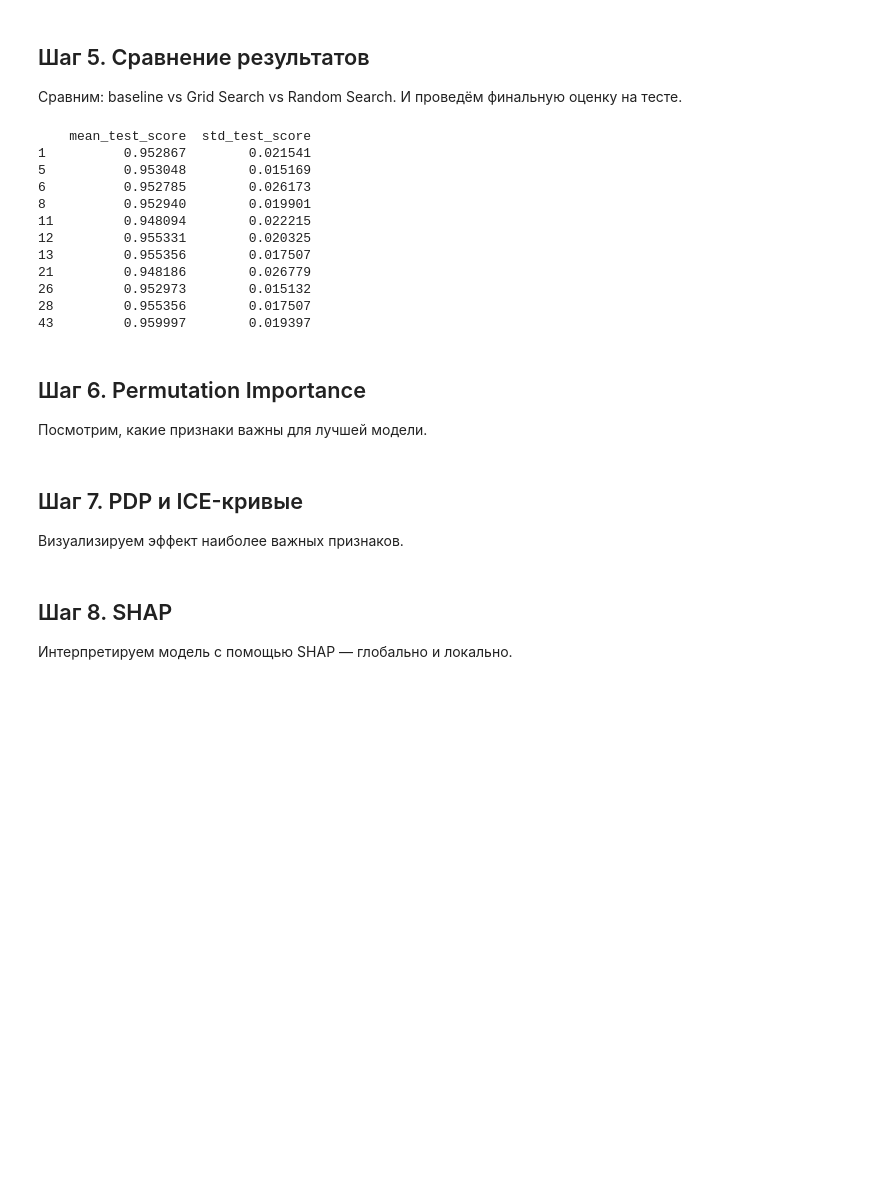
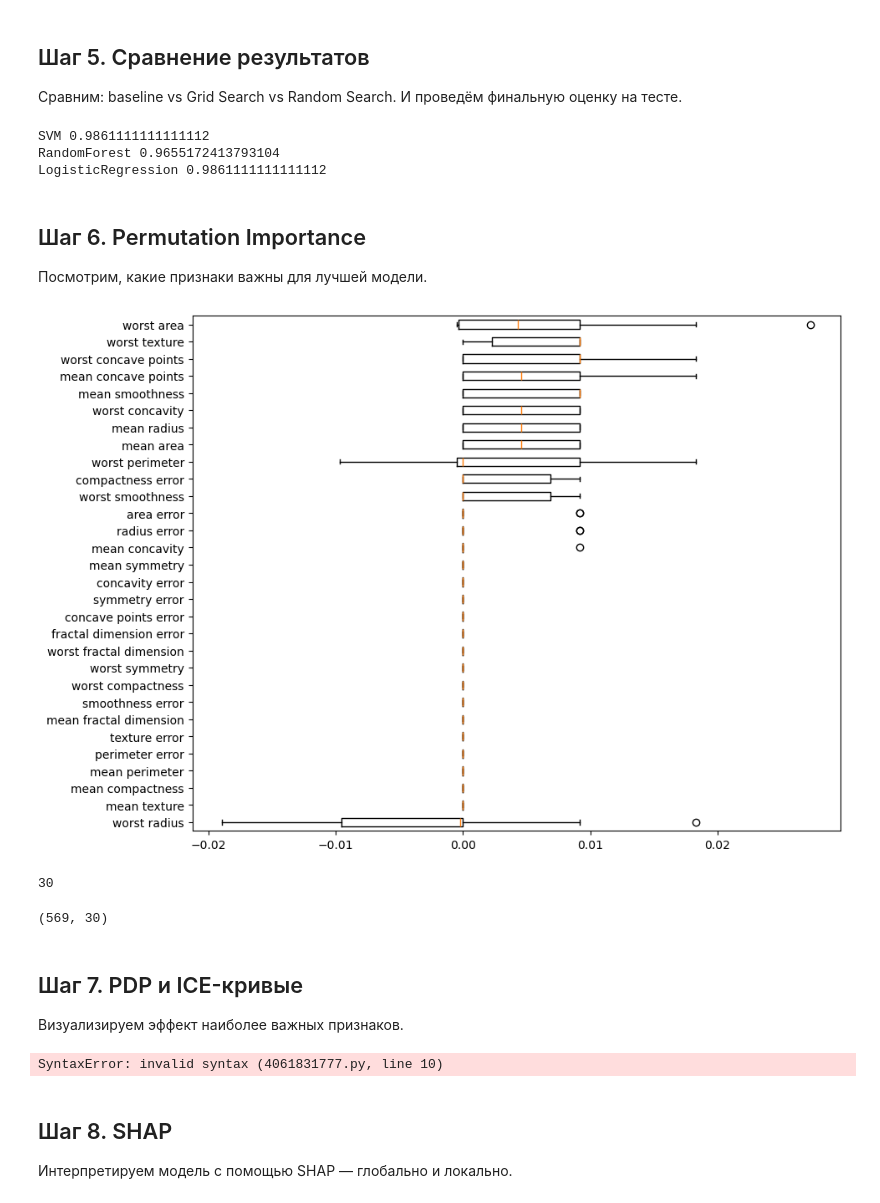
Before and after one commit to isachagit/ML_Homework, a Jupyter notebook: hw10_Interpet/hp_interp_practice_student.ipynb, the cells around one changed output. Drawn from its saved outputs; the diff is of its cells as text; code cells hidden in the pictures; blank space fills up the shorter version.

```diff
--- a/hw10_Interpet/hp_interp_practice_student.ipynb
+++ b/hw10_Interpet/hp_interp_practice_student.ipynb
@@ -229,29 +229,23 @@ rf_pred = rf_random_search.predict(X_test)
 
 svm_pred_score = f1_score(y_test, svm_pred)
 rf_pred_score = f1_score(y_test, rf_pred)
-print(pd.DataFrame(rf_random_search.cv_results_).loc[:, ['mean_test_score', 'std_test_score']].dropna())
-#print(classification_report(y_test, svm_pred))
-#print(classification_report(y_test, rf_pred))
+#print(pd.DataFrame(rf_random_search.cv_results_).loc[:, ['mean_test_score', 'std_test_score']].dropna())
+for name in base_models:
+    base_models[name].fit(X_train, y_train)
+    model_pred = base_models[name].predict(X_test)
+    print(name, f1_score(y_test, model_pred))
+print()
 # Заполните таблицу:
 # | Модель                | CV F1 (mean±std) | Test F1 |
 # |-----------------------|------------------|---------|
-# | SVM baseline          | 0.9694 ± 0.0193  |         |
-# | SVM Grid Search       | 0.9403 ± 0.0201  |         |
-# | RF baseline           | 0.9504 ± 0.0255  |         |
-# | RF Random Search      |                 |         |
+# | SVM baseline          | 0.9694 ± 0.0193  | 0.9861  |
+# | SVM Grid Search       | 0.9403 ± 0.0201  | 0.9861  |
+# | RF baseline           | 0.9504 ± 0.0255  | 0.9655  |
+# | RF Random Search      | 0.9599 ± 0.0194  | 0.9655  |
 # %% [output]
-    mean_test_score  std_test_score
-1          0.952867        0.021541
-5          0.953048        0.015169
-6          0.952785        0.026173
-8          0.952940        0.019901
-11         0.948094        0.022215
-12         0.955331        0.020325
-13         0.955356        0.017507
-21         0.948186        0.026779
-26         0.952973        0.015132
-28         0.955356        0.017507
-43         0.959997        0.019397
+SVM 0.9861111111111112
+RandomForest 0.9655172413793104
+LogisticRegression 0.9861111111111112
 # %% [markdown]
 ## Шаг 6. Permutation Importance
 
@@ -259,23 +253,34 @@ print(pd.DataFrame(rf_random_search.cv_results_).loc[:, ['mean_test_score', 'std
 # %%
 from sklearn.inspection import permutation_importance
 
 # Используем лучший RF из Random Search
 best_rf = rf_random_search.best_estimator_
+
 
 # ╔══════════════════════════════════════════════════════════════╗
 # ║  ЗАДАНИЕ 6а: Вычислите Permutation Importance                ║
 # ║  для best_rf на X_test, y_test                               ║
 # ║  n_repeats=10, random_state=42, scoring='f1_macro'           ║
 # ╚══════════════════════════════════════════════════════════════╝
 
 # YOUR CODE HERE
-# pi_result = permutation_importance(...)
+pi_result = permutation_importance(best_rf, X_test, y_test, n_repeats=10, scoring='f1_macro', random_state=42)
 
+sorted_idx = pi_result.importances_mean.argsort()
+
+fig, ax = plt.subplots(figsize=(10, 8))
+ax.boxplot(
+    pi_result.importances[sorted_idx].T,
+    vert=False,
+    labels=data.feature_names[sorted_idx]
+)
+plt.show()
 # Построим bar plot топ-10 признаков
 # YOUR CODE HERE
+# %% [output]
+[figure, added]
 # %%
 # Встроенная важность RF (для сравнения)
-
 # ╔══════════════════════════════════════════════════════════════╗
 # ║  ЗАДАНИЕ 6б: Сравните Permutation Importance                 ║
 # ║  с встроенной feature_importances_ RandomForest              ║
@@ -283,11 +288,16 @@ best_rf = rf_random_search.best_estimator_
 # ║  Если нет — как вы это объясняете?                           ║
 # ╚══════════════════════════════════════════════════════════════╝
 
-# YOUR CODE HERE
+#print(data.feature_names[sorted_idx])
+print(len(best_rf.feature_importances_))
+X.shape
 
 # Вопрос для размышления:
 # Некоторые признаки имеют высокий PI, но низкую встроенную важность,
 # или наоборот. Что это может означать?
+# %% [output]
+30
+(569, 30)
 # %% [markdown]
 ## Шаг 7. PDP и ICE-кривые
 
@@ -306,9 +316,23 @@ top3_idx = # YOUR CODE HERE
 
 # Постройте PDP
 fig, ax = plt.subplots(1, 3, figsize=(15, 4))
-# YOUR CODE HERE
+
+display = PartialDependenceDisplay.from_estimator(
+    model,
+    X,
+    features,
+    ax=ax,
+    grid_resolution=20 # точность отрисовки
+)
+
+plt.suptitle('Partial Dependence Plots (Диабет)')
 plt.tight_layout()
 plt.show()
+
+plt.tight_layout()
+plt.show()
+# %% [output]
+SyntaxError: invalid syntax (4061831777.py, line 10)
 # %%
 # ╔══════════════════════════════════════════════════════════════╗
 # ║  ЗАДАНИЕ 7б: Постройте ICE-кривые для самого важного признака║
```
Also changed, not shown: parts of 1 cell of this notebook.
